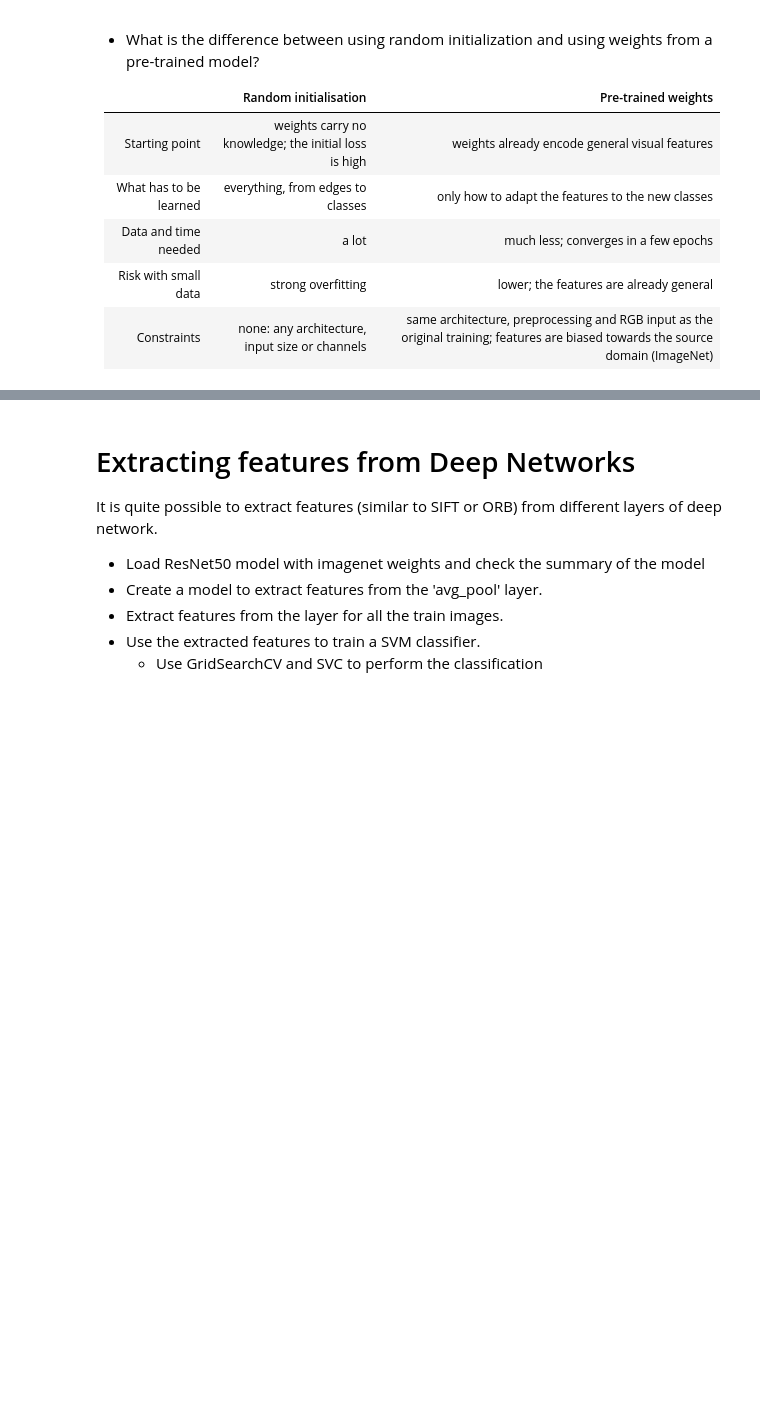
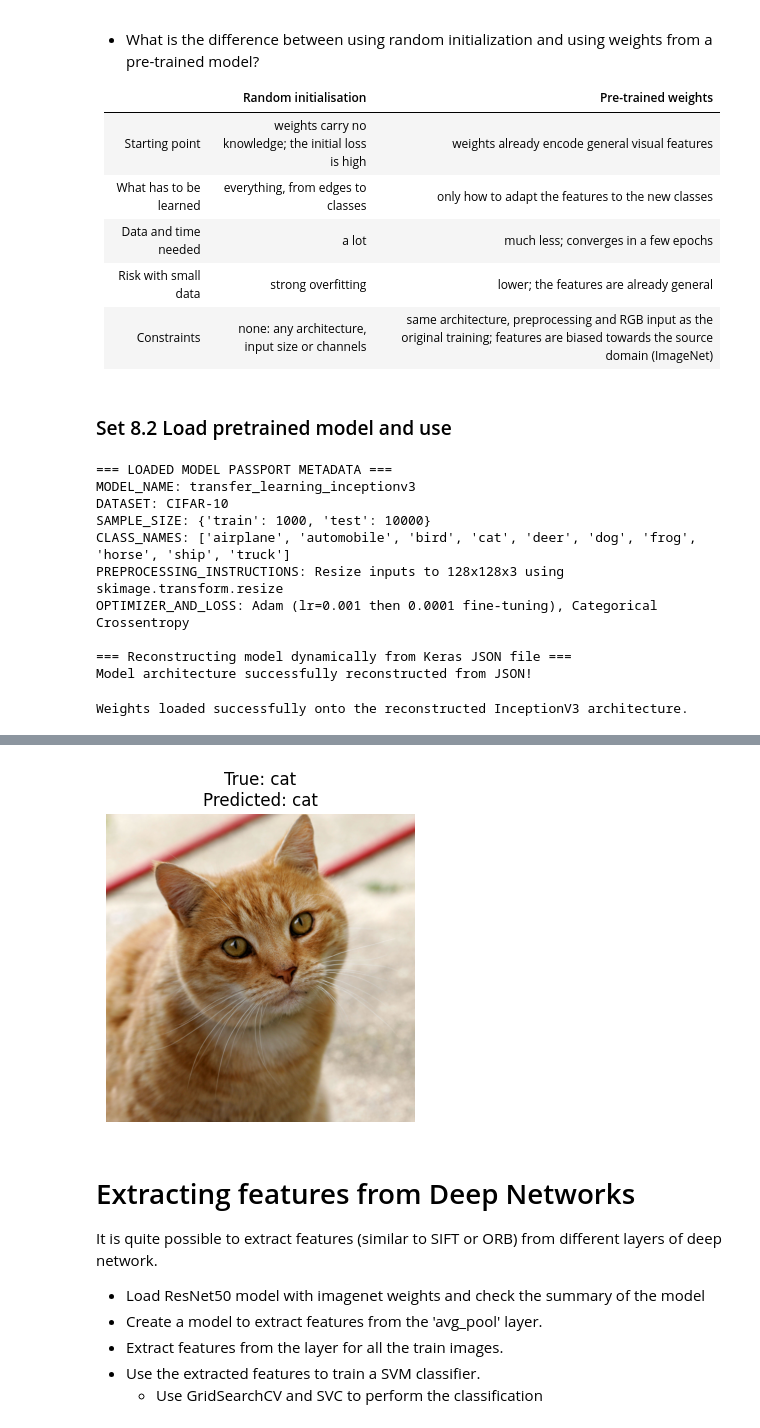
Before and after one commit to clarajustino1994/CV-MAI-2026-27-ForensicsApp, a Jupyter notebook: Set8/image_classification_using_cnn.ipynb, the cells around one changed output, grey strips where cells are left out. Drawn from its saved outputs; the diff is of its cells as text; code cells hidden in the pictures; blank space fills up the shorter version.

```diff
--- a/Set8/image_classification_using_cnn.ipynb
+++ b/Set8/image_classification_using_cnn.ipynb
@@ -602,3 +704,66 @@ Model: "functional"
 | Data and time needed | a lot | much less; converges in a few epochs |
 | Risk with small data | strong overfitting | lower; the features are already general |
 | Constraints | none: any architecture, input size or channels | same architecture, preprocessing and RGB input as the original training; features are biased towards the source domain (ImageNet) |
+# %% [markdown]
+### Set 8.2 Load pretrained model and use
+# %%
+import json
+import numpy as np
+import matplotlib.pyplot as plt
+from tensorflow.keras.models import model_from_json
+from skimage.transform import resize
+from tensorflow.keras.preprocessing.image import load_img, img_to_array
+
+try:
+    with open('transfer_learning_inception_passport.json', 'r') as f:
+        passport_data = json.load(f)
+    print("=== LOADED MODEL PASSPORT METADATA ===")
+    for key, val in passport_data.items():
+        print(f"{key.upper()}: {val}")
+except FileNotFoundError:
+    print("File 'transfer_learning_inception_passport.json' was not found.")
+
+print("\n=== Reconstructing model dynamically from Keras JSON file ===")
+try:
+    with open('transfer_learning_inception_architecture.json', 'r') as f:
+        loaded_architecture_json = f.read()
+
+    loaded_model = model_from_json(loaded_architecture_json)
+    print("Model architecture successfully reconstructed from JSON!")
+
+    loaded_model.load_weights('transfer_learning_inception_weights.weights.h5')
+    print("Weights loaded successfully onto the reconstructed InceptionV3 architecture.")
+except Exception as e:
+    print("Error during model reconstruction or loading weights:", e)
+
+try:
+
+    user_image_raw = img_to_array(load_img('cat.jpg')) / 255.0
+
+    test_image_resized = resize(user_image_raw, (128, 128, 3), preserve_range=True, anti_aliasing=True)
+
+    prediction = loaded_model.predict(np.expand_dims(test_image_resized, axis=0), verbose=0)
+    predicted_label_idx = np.argmax(prediction)
+
+    CLASS_NAMES = ['airplane', 'automobile', 'bird', 'cat', 'deer', 'dog', 'frog', 'horse', 'ship', 'truck']
+    pred_name = CLASS_NAMES[predicted_label_idx]
+
+    plt.figure(figsize=(4, 4))
+    plt.imshow(user_image_raw)  # Mostrar tu imagen original cargada
+    plt.title(f"True: cat\nPredicted: {pred_name}", fontsize=12)
+    plt.axis('off')
+    plt.show()
+except Exception as e:
+    print("Error loading or predicting the user image 'cat.jpg':", e)
+# %% [output]
+=== LOADED MODEL PASSPORT METADATA ===
+MODEL_NAME: transfer_learning_inceptionv3
+DATASET: CIFAR-10
+SAMPLE_SIZE: {'train': 1000, 'test': 10000}
+CLASS_NAMES: ['airplane', 'automobile', 'bird', 'cat', 'deer', 'dog', 'frog', 'horse', 'ship', 'truck']
+PREPROCESSING_INSTRUCTIONS: Resize inputs to 128x128x3 using skimage.transform.resize
+OPTIMIZER_AND_LOSS: Adam (lr=0.001 then 0.0001 fine-tuning), Categorical Crossentropy
+
+=== Reconstructing model dynamically from Keras JSON file ===
+Model architecture successfully reconstructed from JSON!
+Weights loaded successfully onto the reconstructed InceptionV3 architecture.
@@ -605,3 +771,4 @@ Model: "functional"
+[figure, added]
 # %% [markdown]
 # Extracting features from Deep Networks
 
```
Also changed, not shown: parts of 8 cells of this notebook, 8 other files.
